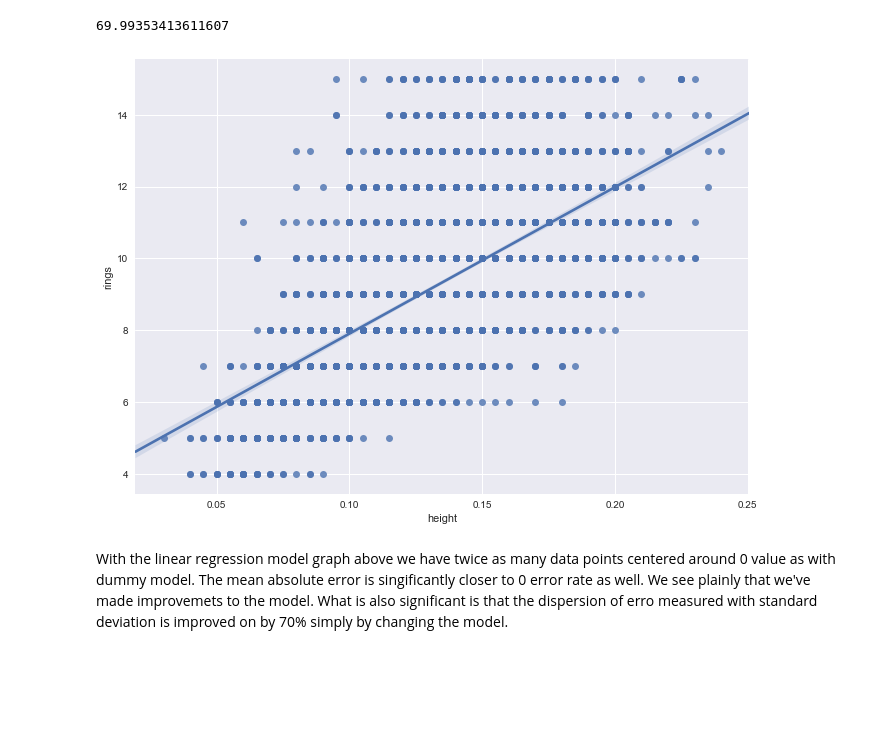
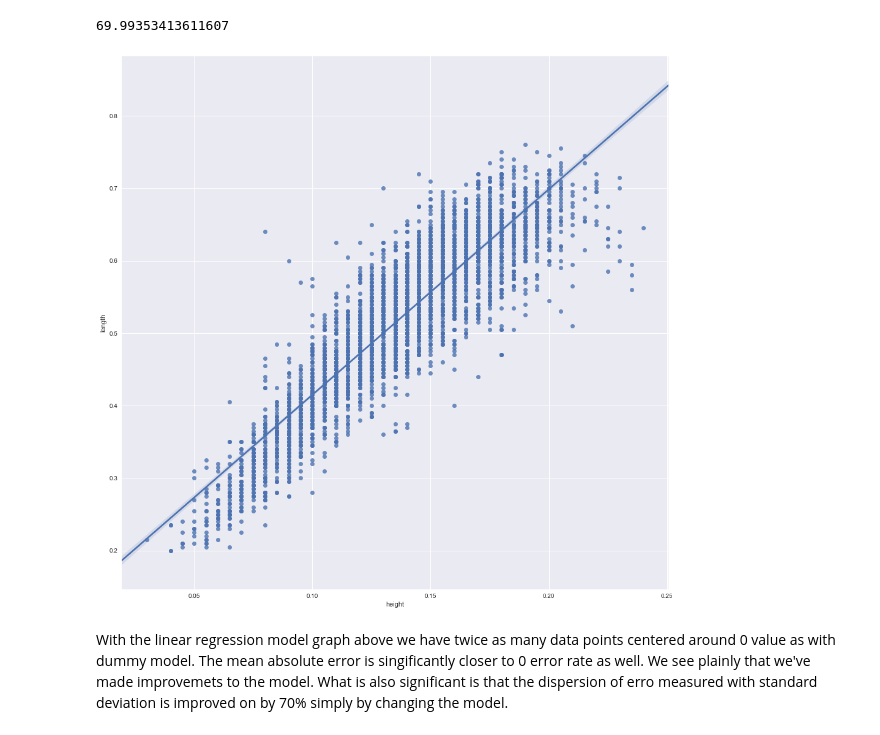
Before and after one commit to viciouspetal/data-analytics-notebook, a Jupyter notebook: Assignment workbook.ipynb, the cells around one changed output. Cells and saved outputs as stored; diff of their text form; code cells hidden in the pictures; blank space fills up the shorter version.

```diff
--- a/Assignment workbook.ipynb
+++ b/Assignment workbook.ipynb
@@ -666,9 +682,9 @@ linear_std/dummy_std *100
 # %% [output]
 69.99353413611607
 # %%
-sb.regplot(x="height", y="rings", data=df);
+sb.regplot(x="height", y="length", data=X, fit_reg=True);
 plt.savefig(default_figure_out_path+'linear_reg_graph_height_rings'+default_figure_ext)
 # %% [output]
-[figure, old version]
+[figure, new version]
 # %% [markdown]
 With the linear regression model graph above we have twice as many data points centered around 0 value as with dummy model. The mean absolute error is singificantly closer to 0 error rate as well. We see plainly that we've made improvemets to the model. What is also significant is that the dispersion of erro measured with standard deviation is improved on by 70% simply by changing the model.
```
Also changed, not shown: parts of 14 cells of this notebook.
